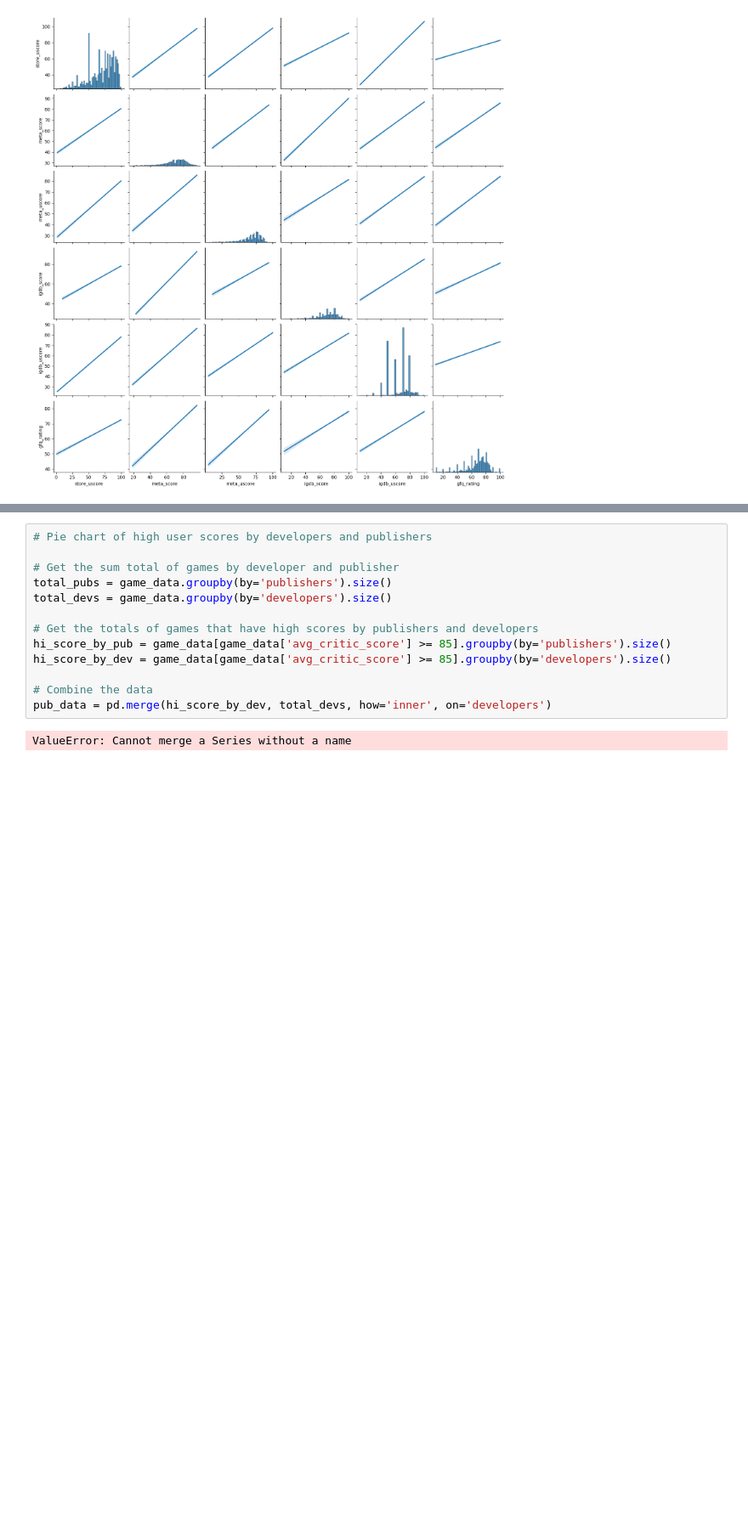
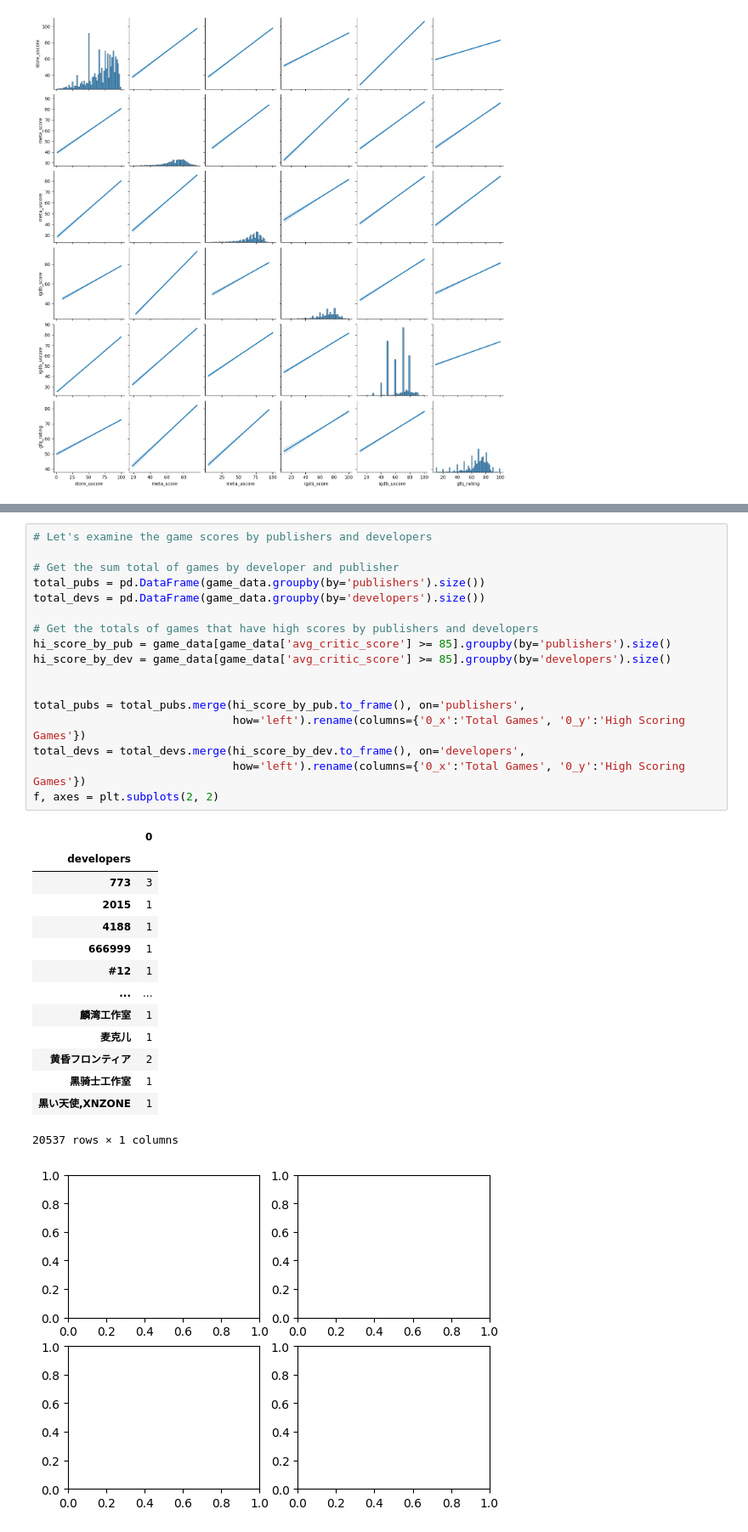
Before and after one commit to Rilay9/Rilay9.github.io, a Jupyter notebook: Steam Video Game Analysis.ipynb, the cells around one changed output, grey strips where cells are left out. Shown at 85% size. Drawn from its saved outputs; the diff is of its cells as text; blank space fills up the shorter version.

```diff
--- a/Steam Video Game Analysis.ipynb
+++ b/Steam Video Game Analysis.ipynb
@@ -210,15 +227,33 @@ diff_len_plt.set(ylim=(0, 100))
 # %%
-# Pie chart of high user scores by developers and publishers
+# Let's examine the game scores by publishers and developers
 
 # Get the sum total of games by developer and publisher
-total_pubs = game_data.groupby(by='publishers').size()
-total_devs = game_data.groupby(by='developers').size()
+total_pubs = pd.DataFrame(game_data.groupby(by='publishers').size())
+total_devs = pd.DataFrame(game_data.groupby(by='developers').size())
 
 # Get the totals of games that have high scores by publishers and developers
 hi_score_by_pub = game_data[game_data['avg_critic_score'] >= 85].groupby(by='publishers').size()
 hi_score_by_dev = game_data[game_data['avg_critic_score'] >= 85].groupby(by='developers').size()
 
-# Combine the data
-pub_data = pd.merge(hi_score_by_dev, total_devs, how='inner', on='developers')
+
+total_pubs = total_pubs.merge(hi_score_by_pub.to_frame(), on='publishers',
+                              how='left').rename(columns={'0_x':'Total Games', '0_y':'High Scoring Games'})
+total_devs = total_devs.merge(hi_score_by_dev.to_frame(), on='developers',
+                              how='left').rename(columns={'0_x':'Total Games', '0_y':'High Scoring Games'})
+f, axes = plt.subplots(2, 2)
 # %% [output]
+|  | 0 |
+| developers |  |
+| 773 | 3 |
+| 2015 | 1 |
+| 4188 | 1 |
+| 666999 | 1 |
+| #12 | 1 |
+| ... | ... |
+| 麟湾工作室 | 1 |
+| 麦克儿 | 1 |
+| 黄昏フロンティア | 2 |
+| 黑骑士工作室 | 1 |
+| 黒い天使,XNZONE | 1 |
-ValueError: Cannot merge a Series without a name
+20537 rows × 1 columns
+[figure, added]
```
Also changed, not shown: parts of 1 cell of this notebook.
